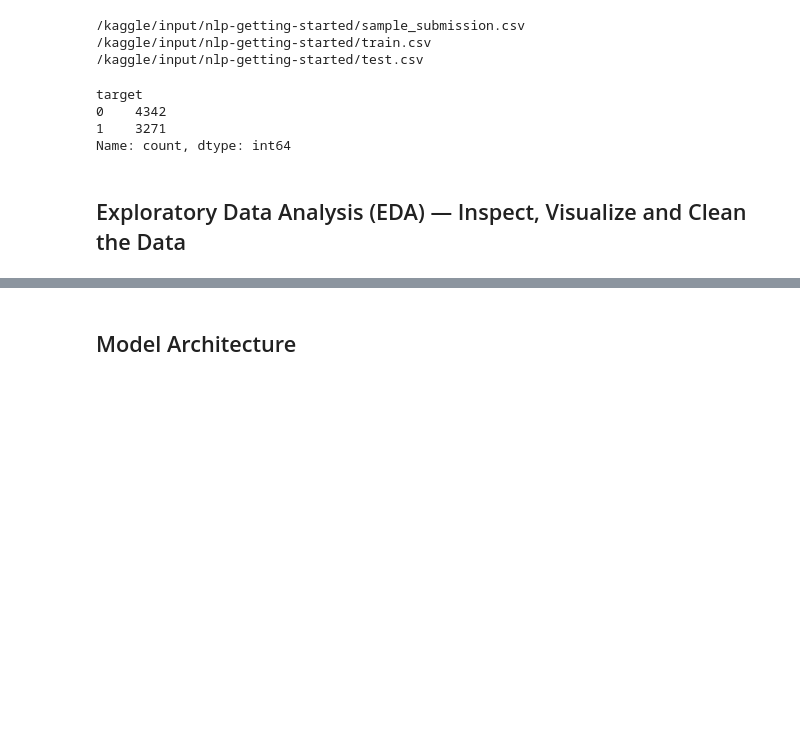
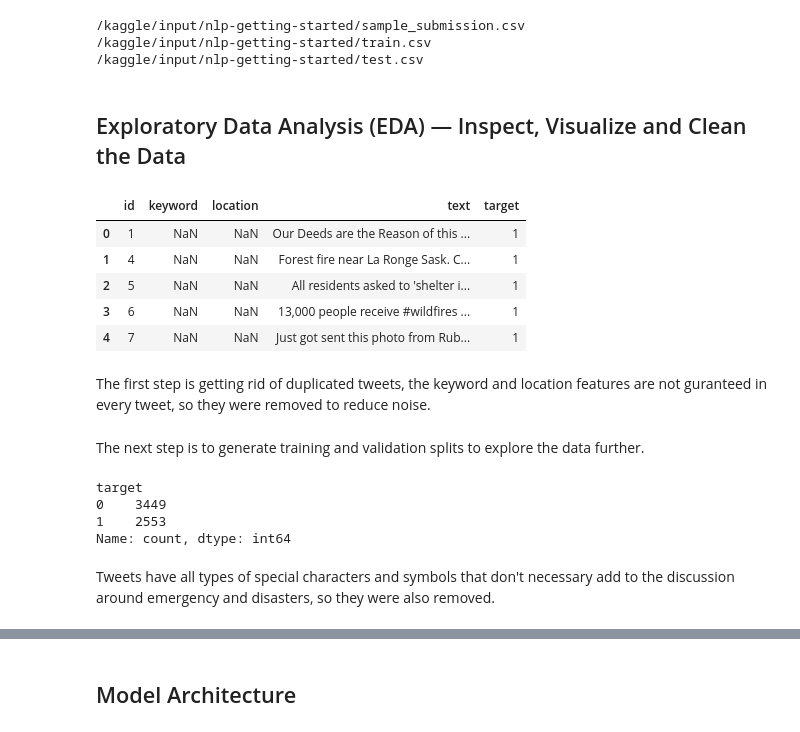
Before and after one commit to luisdi28ms/deep_learning, a Jupyter notebook: rnn/rnn_msds.ipynb, the cells around one changed output, grey strips where cells are left out. Saved outputs shown, nothing was run; the diff lists cells and outputs as text; code cells hidden in the pictures; blank space fills up the shorter version.

```diff
--- a/rnn/rnn_msds.ipynb
+++ b/rnn/rnn_msds.ipynb
@@ -30,12 +41,16 @@ for dirname, _, filenames in os.walk('/kaggle/input'):
 /kaggle/input/nlp-getting-started/test.csv
 # %%
 df = pd.read_csv("/kaggle/input/nlp-getting-started/train.csv")
-# %%
-df.target.value_counts(dropna=False)
-# %% [output]
-target
-0    4342
-1    3271
-Name: count, dtype: int64
 # %% [markdown]
 ## Exploratory Data Analysis (EDA) — Inspect, Visualize and Clean the Data
+# %%
+df.head()
+# %% [output]
+|  | id | keyword | location | text | target |
+| 0 | 1 | NaN | NaN | Our Deeds are the Reason of this ... | 1 |
+| 1 | 4 | NaN | NaN | Forest fire near La Ronge Sask. C... | 1 |
+| 2 | 5 | NaN | NaN | All residents asked to 'shelter i... | 1 |
+| 3 | 6 | NaN | NaN | 13,000 people receive #wildfires ... | 1 |
+| 4 | 7 | NaN | NaN | Just got sent this photo from Rub... | 1 |
+# %% [markdown]
+The first step is getting rid of duplicated tweets, the keyword and location features are not guranteed in every tweet, so they were removed to reduce noise.
@@ -41,0 +60,2 @@ Name: count, dtype: int64
+# %% [markdown]
+The next step is to generate training and validation splits to explore the data further.
@@ -41,0 +64,9 @@ Name: count, dtype: int64
+# %%
+train_df.target.value_counts()
+# %% [output]
+target
+0    3449
+1    2553
+Name: count, dtype: int64
+# %% [markdown]
+Tweets have all types of special characters and symbols that don't necessary add to the discussion around emergency and disasters, so they were also removed.
```
Also changed, not shown: parts of 10 cells of this notebook.
